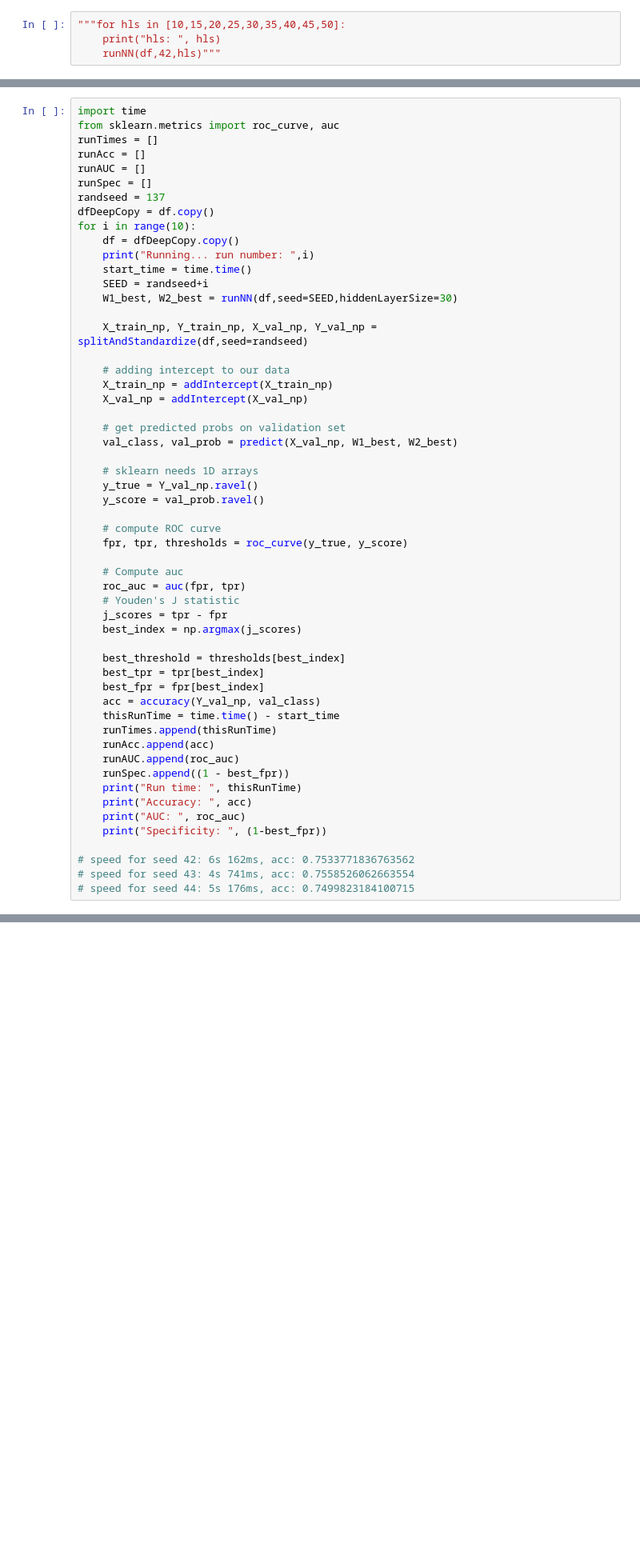
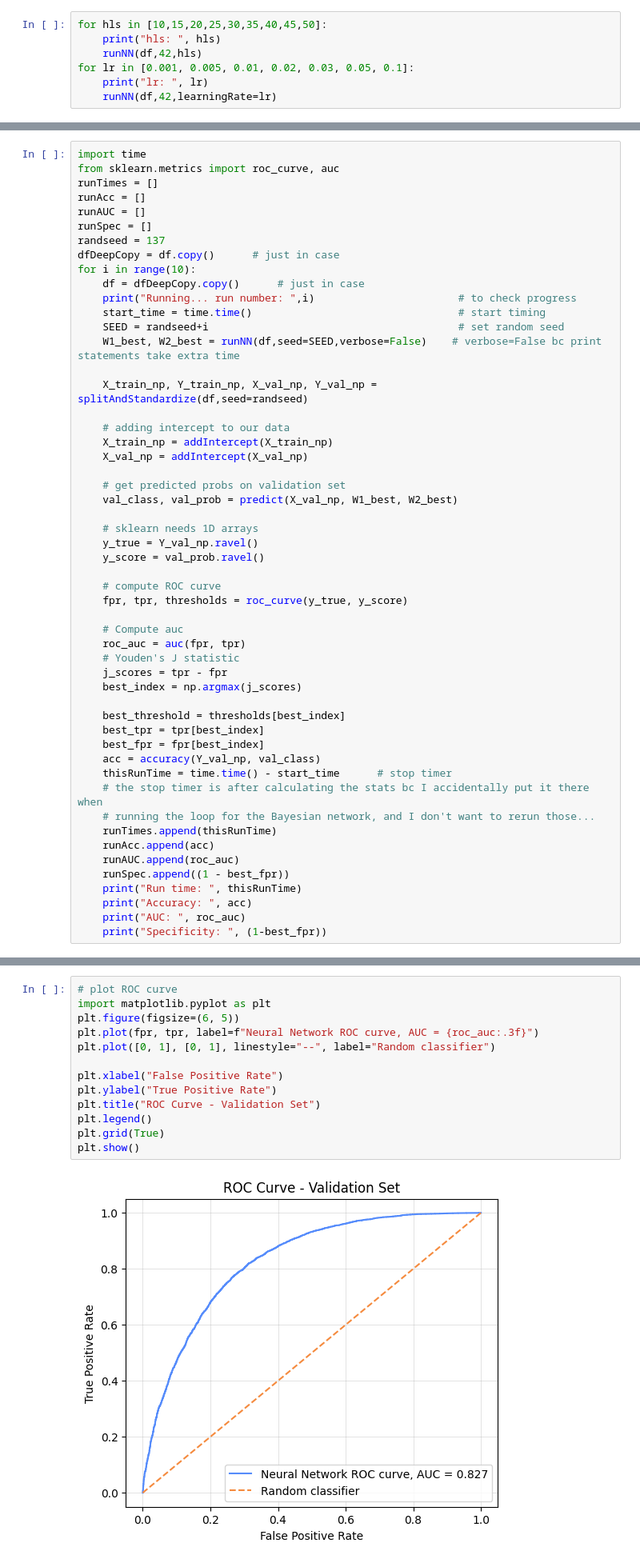
Before and after one commit to AlixB20/INFO-H410-Group16, a Jupyter notebook: NeuralNetwork.ipynb, the cells around one changed output, grey strips where cells are left out. Shown at 80% size. Cells and saved outputs as stored; diff of their text form; blank space fills up the shorter version.

```diff
--- a/NeuralNetwork.ipynb
+++ b/NeuralNetwork.ipynb
@@ -311,5 +313,8 @@ def runNN(df, seed, hiddenLayerSize=30):
 # %%
-"""for hls in [10,15,20,25,30,35,40,45,50]:
+for hls in [10,15,20,25,30,35,40,45,50]:
     print("hls: ", hls)
-    runNN(df,42,hls)"""
+    runNN(df,42,hls)
+for lr in [0.001, 0.005, 0.01, 0.02, 0.03, 0.05, 0.1]:
+    print("lr: ", lr)
+    runNN(df,42,learningRate=lr)
 # %% [output]
@@ -322,13 +347,13 @@ runAcc = []
 runAUC = []
 runSpec = []
 randseed = 137
-dfDeepCopy = df.copy()
+dfDeepCopy = df.copy()      # just in case
 for i in range(10):
-    df = dfDeepCopy.copy()
-    print("Running... run number: ",i)
-    start_time = time.time()
-    SEED = randseed+i
-    W1_best, W2_best = runNN(df,seed=SEED,hiddenLayerSize=30)
+    df = dfDeepCopy.copy()      # just in case
+    print("Running... run number: ",i)                       # to check progress
+    start_time = time.time()                                 # start timing
+    SEED = randseed+i                                        # set random seed
+    W1_best, W2_best = runNN(df,seed=SEED,verbose=False)    # verbose=False bc print statements take extra time
 
     X_train_np, Y_train_np, X_val_np, Y_val_np = splitAndStandardize(df,seed=randseed)
 
@@ -356,7 +381,9 @@ for i in range(10):
     best_tpr = tpr[best_index]
     best_fpr = fpr[best_index]
     acc = accuracy(Y_val_np, val_class)
-    thisRunTime = time.time() - start_time
+    thisRunTime = time.time() - start_time      # stop timer
+    # the stop timer is after calculating the stats bc I accidentally put it there when
+    # running the loop for the Bayesian network, and I don't want to rerun those...
     runTimes.append(thisRunTime)
     runAcc.append(acc)
     runAUC.append(roc_auc)
@@ -365,9 +392,5 @@ for i in range(10):
     print("Accuracy: ", acc)
     print("AUC: ", roc_auc)
     print("Specificity: ", (1-best_fpr))
-
-# speed for seed 42: 6s 162ms, acc: 0.7533771836763562
-# speed for seed 43: 4s 741ms, acc: 0.7558526062663554
-# speed for seed 44: 5s 176ms, acc: 0.7499823184100715
 # %% [output]
 Running... run number:  0
@@ -483,0 +457,15 @@ for randseed in [42,137,514]:
+# %%
+# plot ROC curve
+import matplotlib.pyplot as plt
+plt.figure(figsize=(6, 5))
+plt.plot(fpr, tpr, label=f"Neural Network ROC curve, AUC = {roc_auc:.3f}")
+plt.plot([0, 1], [0, 1], linestyle="--", label="Random classifier")
+
+plt.xlabel("False Positive Rate")
+plt.ylabel("True Positive Rate")
+plt.title("ROC Curve - Validation Set")
+plt.legend()
+plt.grid(True)
+plt.show()
+# %% [output]
+[figure, added]
```
Also changed, not shown: parts of 13 cells of this notebook, 7 other files.
